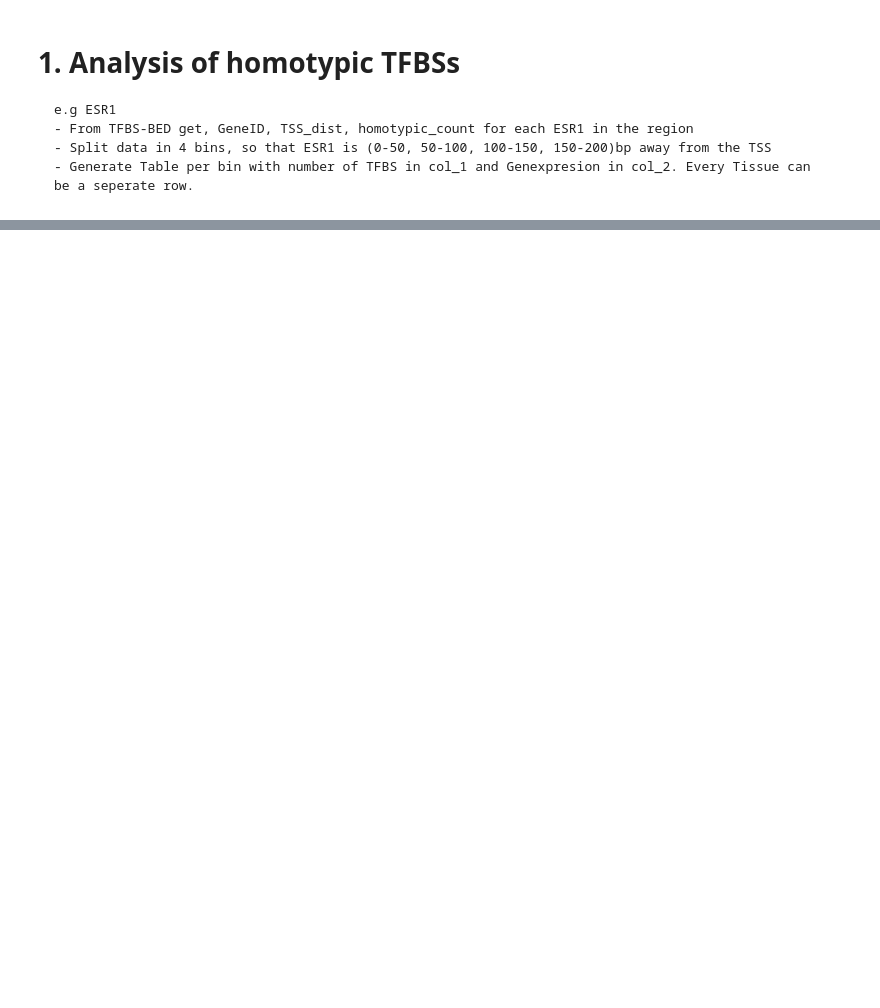
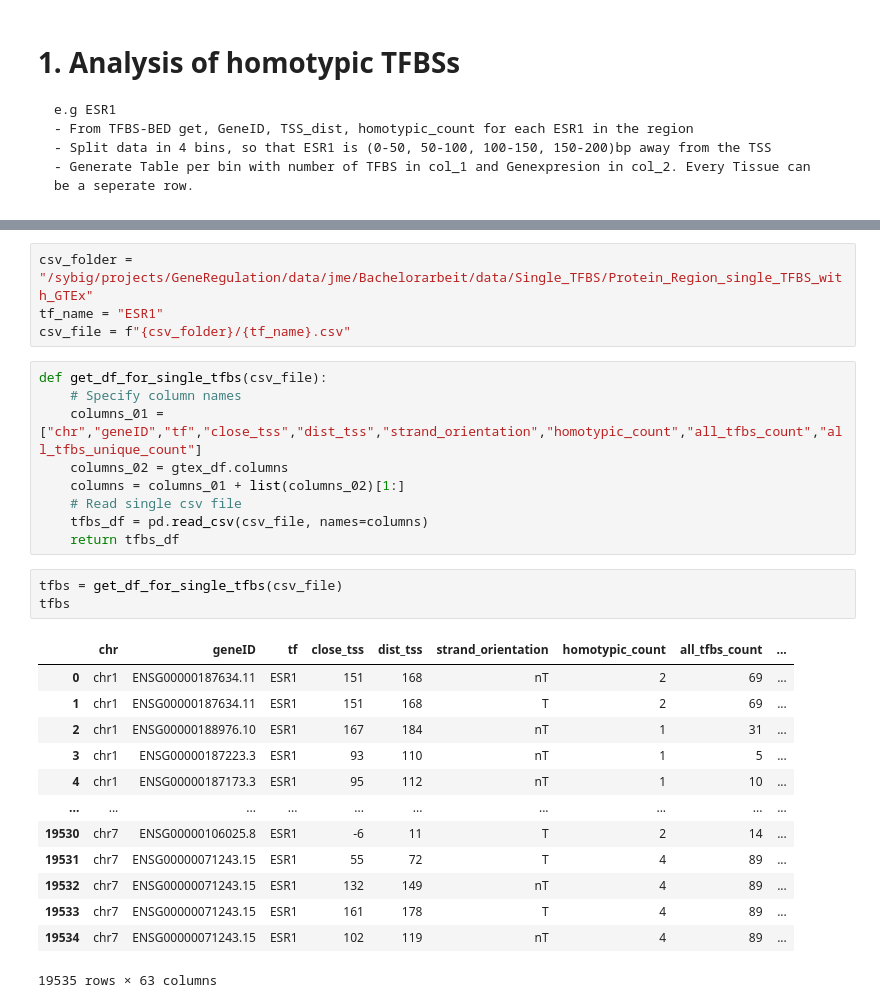
Before and after one commit to JulianMeigen/Bachelor, a Jupyter notebook: E_Single_TFBS/Homotypic_TFBS.ipynb, the cells around one changed output, grey strips where cells are left out. Cells and saved outputs as stored; diff of their text form; blank space fills up the shorter version.

```diff
--- a/E_Single_TFBS/Homotypic_TFBS.ipynb
+++ b/E_Single_TFBS/Homotypic_TFBS.ipynb
@@ -78,0 +45,30 @@ chr1    778569  778769  ENSG00000237491.8       262     +       REST,KLF9,SRF,SR
+# %%
+csv_folder = "/sybig/projects/GeneRegulation/data/jme/Bachelorarbeit/data/Single_TFBS/Protein_Region_single_TFBS_with_GTEx"
+tf_name = "ESR1"
+csv_file = f"{csv_folder}/{tf_name}.csv"
+# %%
+def get_df_for_single_tfbs(csv_file):
+    # Specify column names
+    columns_01 = ["chr","geneID","tf","close_tss","dist_tss","strand_orientation","homotypic_count","all_tfbs_count","all_tfbs_unique_count"]
+    columns_02 = gtex_df.columns
+    columns = columns_01 + list(columns_02)[1:]
+    # Read single csv file
+    tfbs_df = pd.read_csv(csv_file, names=columns)
+    return tfbs_df
+# %%
+tfbs = get_df_for_single_tfbs(csv_file)
+tfbs
+# %% [output]
+|  | chr | geneID | tf | close_tss | dist_tss | strand_orientation | homotypic_count | all_tfbs_count | ... |
+| 0 | chr1 | ENSG00000187634.11 | ESR1 | 151 | 168 | nT | 2 | 69 | ... |
+| 1 | chr1 | ENSG00000187634.11 | ESR1 | 151 | 168 | T | 2 | 69 | ... |
+| 2 | chr1 | ENSG00000188976.10 | ESR1 | 167 | 184 | nT | 1 | 31 | ... |
+| 3 | chr1 | ENSG00000187223.3 | ESR1 | 93 | 110 | nT | 1 | 5 | ... |
+| 4 | chr1 | ENSG00000187173.3 | ESR1 | 95 | 112 | nT | 1 | 10 | ... |
+| ... | ... | ... | ... | ... | ... | ... | ... | ... | ... |
+| 19530 | chr7 | ENSG00000106025.8 | ESR1 | -6 | 11 | T | 2 | 14 | ... |
+| 19531 | chr7 | ENSG00000071243.15 | ESR1 | 55 | 72 | T | 4 | 89 | ... |
+| 19532 | chr7 | ENSG00000071243.15 | ESR1 | 132 | 149 | nT | 4 | 89 | ... |
+| 19533 | chr7 | ENSG00000071243.15 | ESR1 | 161 | 178 | T | 4 | 89 | ... |
+| 19534 | chr7 | ENSG00000071243.15 | ESR1 | 102 | 119 | nT | 4 | 89 | ... |
+19535 rows × 63 columns
```
Also changed, not shown: parts of 31 cells of this notebook.
